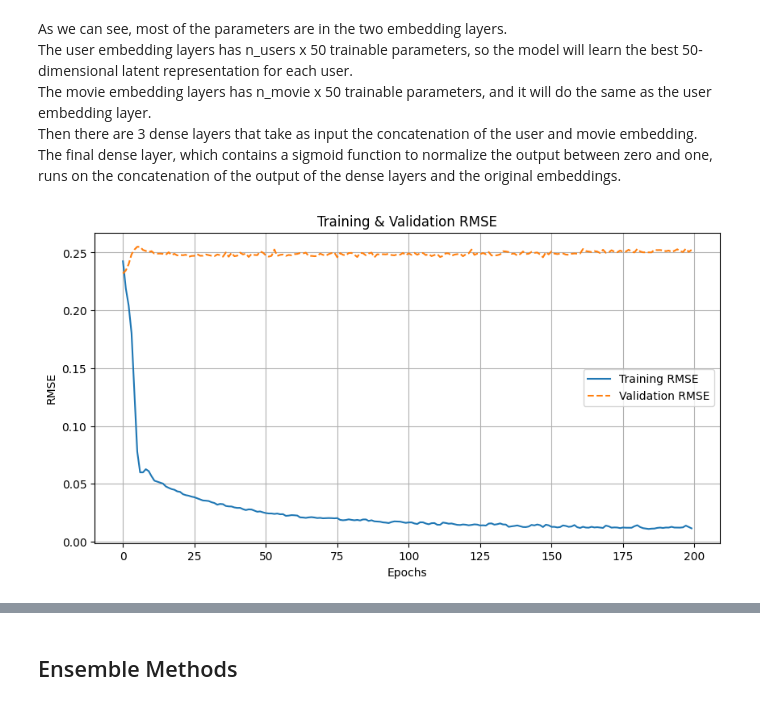
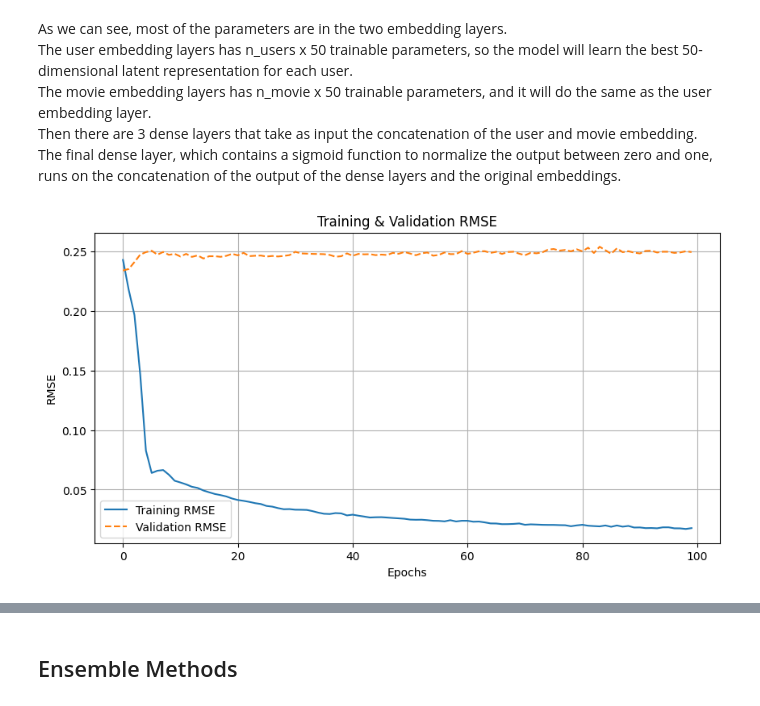
Before and after one commit to alessandroardenghi/Recommendation_System, a Jupyter notebook: main_notebook.ipynb, the cells around one changed output, grey strips where cells are left out. Saved outputs shown, nothing was run; the diff lists cells and outputs as text; code cells hidden in the pictures.

```diff
--- a/main_notebook.ipynb
+++ b/main_notebook.ipynb
@@ -130,7 +150,7 @@ In the previous section, we minimized the regularized L2 norm to obtain good val
 In this section we propose the use of a Neural Network to learn the best possible embeddings for each user and for each movie.
 # %%
 n_users, n_movies = R.shape
-latent_dim = 500
+latent_dim = 1000
 
 nn_model = build_latent_nn(n_users, n_movies, latent_dim)
 nn_model.summary()
@@ -161,30 +181,30 @@ The final dense layer, which contains a sigmoid function to normalize the output
 # %%
 train_users, train_movies = np.where(R_train > 0)       # Array of tuples of indices of (user, movie) that are nonzero
 val_users, val_movies = np.where(R_val > 0)
 train_ratings = R[train_users, train_movies]/5          # We normalize ratings in [0,1]
 val_ratings = R[val_users, val_movies]/5
 
 history = nn_model.fit(
     [train_users, train_movies], train_ratings,
     validation_data=([val_users, val_movies], val_ratings),
-    epochs=200, batch_size=16,
+    epochs=100, batch_size=16,
     verbose=0
 )
 
 train_rmse = history.history['root_mean_squared_error']
 val_rmse = history.history['val_root_mean_squared_error']
 
 plt.figure(figsize=(10, 5))
 plt.plot(train_rmse, label='Training RMSE')
 plt.plot(val_rmse, label='Validation RMSE', linestyle='dashed')
 plt.xlabel('Epochs')
 plt.ylabel('RMSE')
 plt.title('Training & Validation RMSE')
 plt.legend()
 plt.grid(True)
 plt.show()
 # %% [output]
-[figure, old version]
+[figure, new version]
 # %%
 m, n = R.shape
 indices = np.array(list(np.ndindex(m, n)))
```
Also changed, not shown: parts of 17 cells of this notebook, 1 other file.
